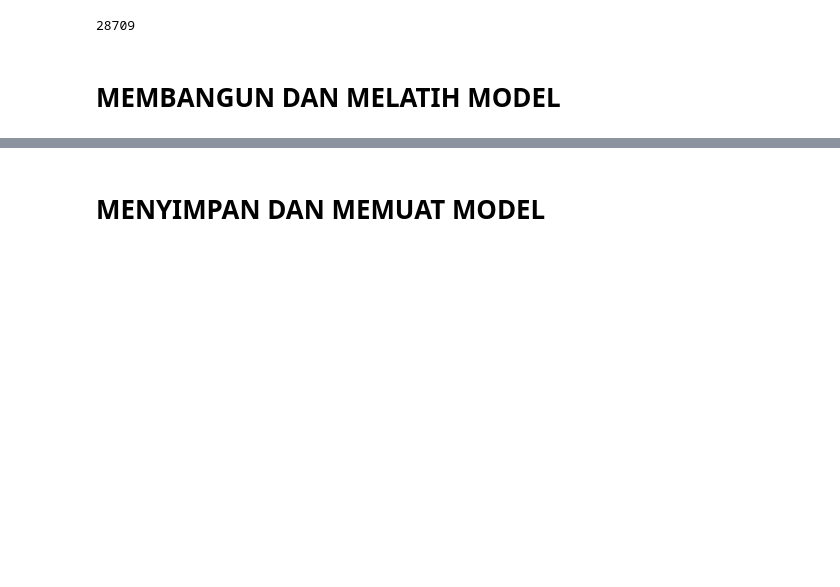
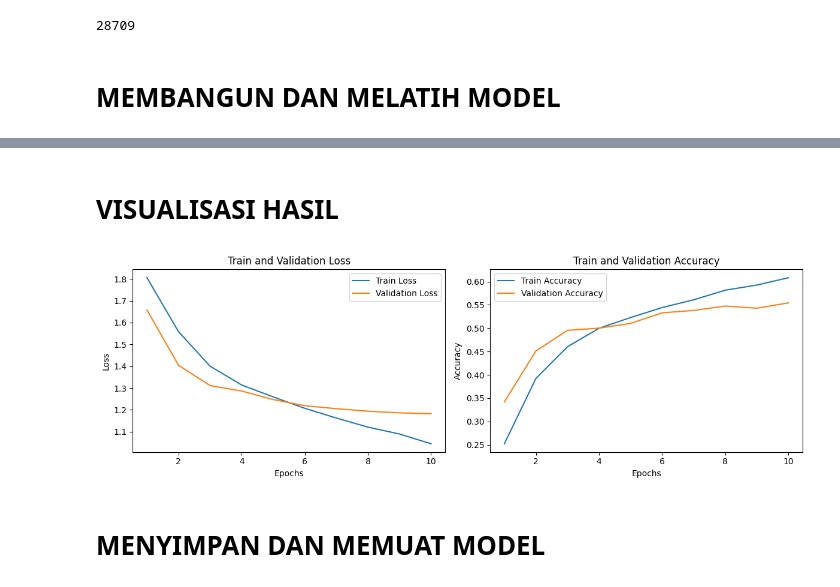
Before and after one commit to 8shagrid/deteksi-ekpresi-wajah, a Jupyter notebook: build_model.ipynb, the cells around one changed output, grey strips where cells are left out. Drawn from its saved outputs; the diff is of its cells as text; code cells hidden in the pictures; blank space fills up the shorter version.

```diff
--- a/build_model.ipynb
+++ b/build_model.ipynb
@@ -134,5 +134,7 @@ from keras.optimizers import Adam
 
 # Mengompilasi dan melatih model
 model.compile(optimizer=Adam(), loss='categorical_crossentropy', metrics=['accuracy'])
-model.fit(X_train, y_train, batch_size=64, epochs=1, validation_data=(X_val, y_val))
+
+# Melatih model dan menyimpan riwayat pelatihan
+history = model.fit(X_train, y_train, batch_size=64, epochs=10, validation_data=(X_val, y_val))
 # %% [output]
@@ -141,3 +161,39 @@ model.fit(X_train, y_train, batch_size=64, epochs=1, validation_data=(X_val, y_v
+# %% [markdown]
+# VISUALISASI HASIL
+# %%
+import matplotlib.pyplot as plt
+
+# Mendapatkan data pelatihan
+train_loss = history.history['loss']
+train_acc = history.history['accuracy']
+
+# Mendapatkan data validasi
+val_loss = history.history['val_loss']
+val_acc = history.history['val_accuracy']
+
+# Plot Loss
+plt.figure(figsize=(12, 4))
+plt.subplot(1, 2, 1)
+plt.plot(range(1, len(train_loss) + 1), train_loss, label='Train Loss')
+plt.plot(range(1, len(val_loss) + 1), val_loss, label='Validation Loss')
+plt.xlabel('Epochs')
+plt.ylabel('Loss')
+plt.title('Train and Validation Loss')
+plt.legend()
+
+# Plot Accuracy
+plt.subplot(1, 2, 2)
+plt.plot(range(1, len(train_acc) + 1), train_acc, label='Train Accuracy')
+plt.plot(range(1, len(val_acc) + 1), val_acc, label='Validation Accuracy')
+plt.xlabel('Epochs')
+plt.ylabel('Accuracy')
+plt.title('Train and Validation Accuracy')
+plt.legend()
+
+plt.tight_layout()
+plt.show()
+# %% [output]
+[figure, added]
 # %% [markdown]
 # MENYIMPAN DAN MEMUAT MODEL
 # %%
```
Also changed, not shown: parts of 5 cells of this notebook, 3 other files.
